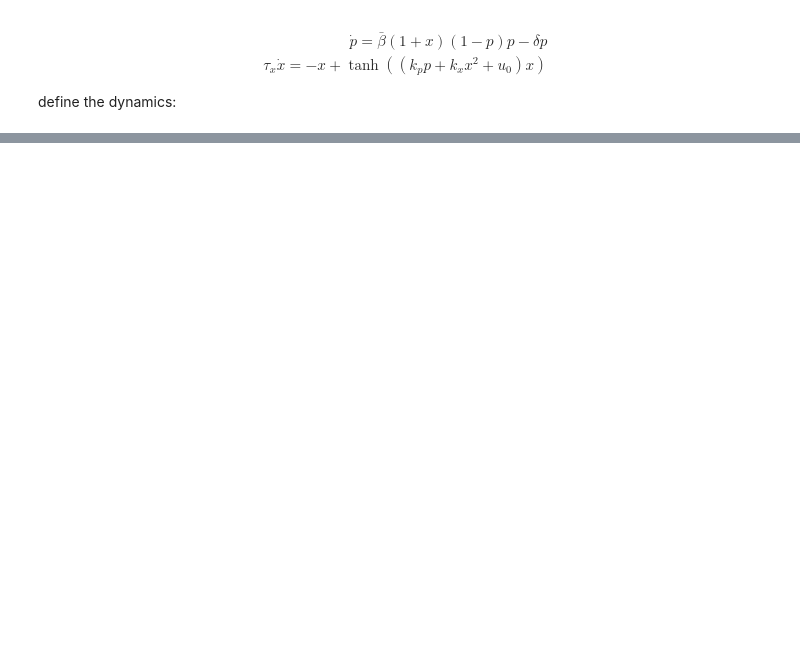
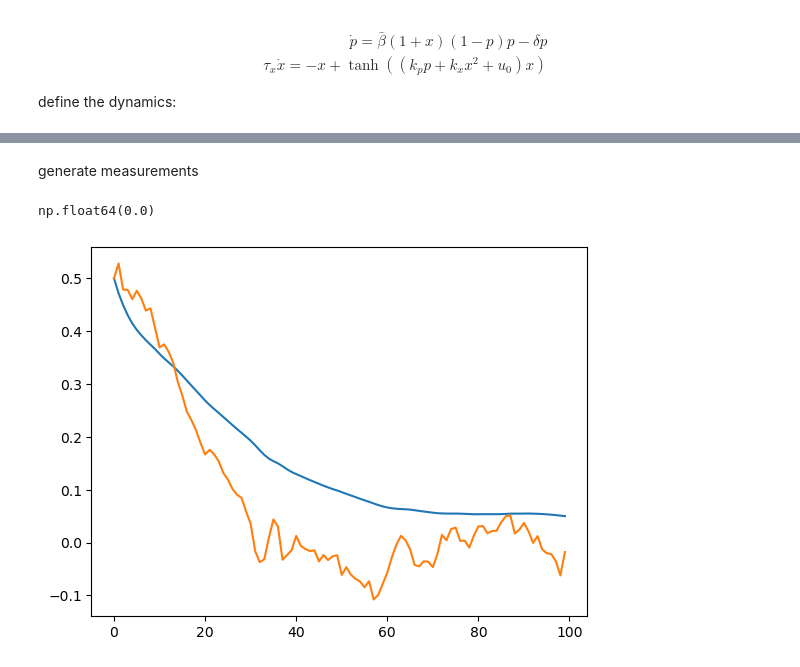
Before and after one commit to valentine-alia/MAE-6760, a Jupyter notebook: project/project.ipynb, the cells around one changed output, grey strips where cells are left out. Drawn from its saved outputs; the diff is of its cells as text; code cells hidden in the pictures; blank space fills up the shorter version.

```diff
--- a/project/project.ipynb
+++ b/project/project.ipynb
@@ -63,0 +97,38 @@ bp3 = betastar
+# %% [markdown]
+generate measurements
+# %%
+np.std(w)
+# %% [output]
+np.float64(0.0)
+# %%
+#rng = np.random.default_rng(10)
+t = t_eval
+tf = t[-1]
+nt = len(t)
+
+# Process noise
+
+wstd = 0.02
+Qc = wstd**2 # sqrt of this is std of w
+w = rng.standard_normal(nt) * (np.sqrt(Qc) / np.sqrt(dt))
+Qd = Qc / dt
+G = np.array([[0.0], [dt]])
+
+# Simulate Van der Pol via solve_ivp (ode45 equivalent)
+y0 = [0.5,0.5]
+ny = 2
+y_true = np.zeros((ny, nt))
+y_true[:, 0] = y0
+
+for k in range(nt - 1):
+    y_init = y_true[:, k]
+    wk = w[k]
+    tspan_small = [t[k], t[k + 1]]
+    sol = solve_ivp(SIS_NOD, tspan_small, y_init, args=(beta,delta,kp,kx,u0,tau,wk), method='LSODA')
+    y_true[:, k + 1] = sol.y[:, -1]
+# %%
+plt.plot(y_true[0])
+plt.plot(y_true[1])
+plt.show()
+# %% [output]
+[figure, added]
```
Also changed, not shown: parts of 6 cells of this notebook.
